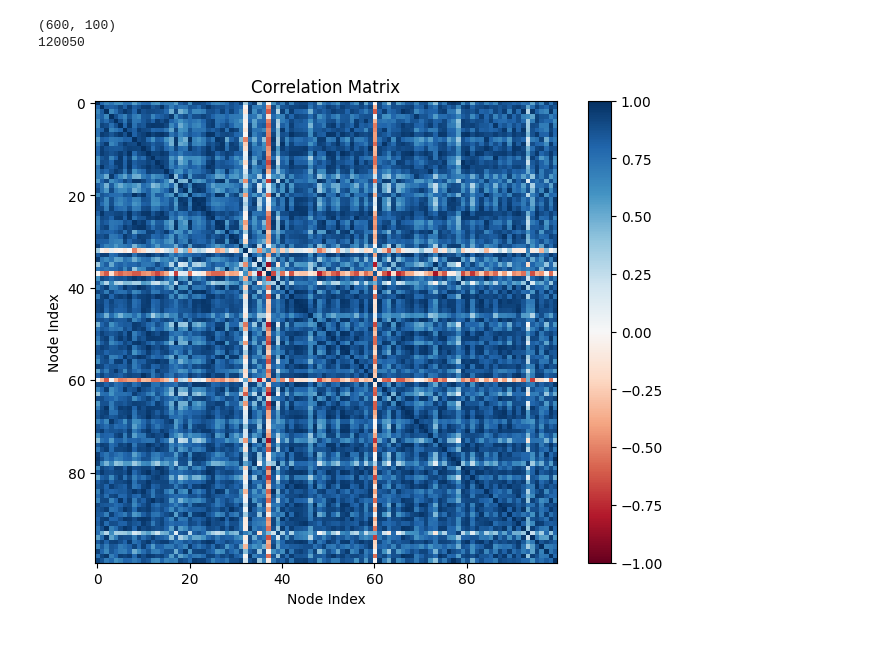
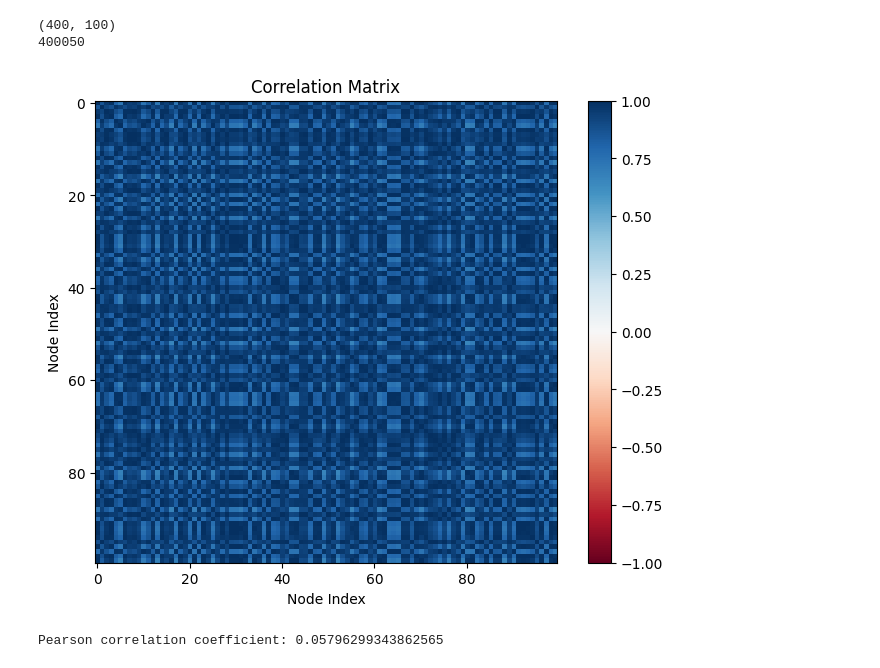
Before and after one commit to emias12/FinalYearProject, a Jupyter notebook: Jansen&Rit.ipynb, the cells around one changed output. Cells and saved outputs as stored; diff of their text form; code cells hidden in the pictures.

```diff
--- a/Jansen&Rit.ipynb
+++ b/Jansen&Rit.ipynb
@@ -42,8 +42,12 @@ SC = np.genfromtxt('SC_in_Schaefer-100.csv', delimiter=',')
 # %%
 # Sigmoid Function - transforms the postynaptic potential (PSP) into an average pulse density
 # v is the average psp, r is the slope of the sigmoid function
-def sigmoid(v, r):
-    return max_firing_rate / (1 + np.exp(r * (mean_firing_threshold - v))) # output is num_nodes x 1
+# def sigmoid(v, r):
+#     return max_firing_rate / (1 + np.exp(r * (mean_firing_threshold - v))) # output is num_nodes x 1
+
+def sigmoid(v,r):
+    return 5 / (1 + np.exp(r * (6 - v)))
+
 
 # PSPs ###################################################################
 # t is average pulse density/spike rate
@@ -156,7 +179,7 @@ V_0 = 0.03 # fraction of deoxygenated blood in resting state
 # Calculate firing rates, V_T is EEG like response, r_0 is the sigmoid slope
 firing_rates = sigmoid(V_T, r_0) # sim_length x num_nodes
 
-scaling = 1000000
+scaling = 100000
 
 # ODEs for Balloon Windkessel Model
 def balloon_windkessel_ode(state, t):
@@ -184,33 +207,45 @@ BOLD_vars = np.zeros((int(euler_length + sim_length/ dt), 4, num_nodes))
 BOLD_vars[0] = initial_conditions
 
 # Run simulation using Euler method
 for i in range(1, sim_length):
     # NOTE - useing sim_length instead of int(euler_length + sim_length/ dt) because of size of firing rates
     BOLD_vars[i] = BOLD_vars[i - 1] + dt * np.array(balloon_windkessel_ode(BOLD_vars[i - 1], i))
 
 # Initialize BOLD array
 BOLD_array = np.zeros((sim_length, num_nodes))
 
 # Generate BOLD array
 for t in range(sim_length):
     q = BOLD_vars[t, 3, :]
     v = BOLD_vars[t, 2, :]
     BOLD_array[t, :] = V_0 * (k1 * (1 - q) + k2 * (1 - (q/v)) + k3 * (1 - v))
 
 # Now have a 600x100 BOLD array stored in BOLD_array
 # Calculate the SC from the BOLD signal
 
 
 SC_matrix = np.corrcoef(BOLD_array.T)
 
 plt.figure(figsize=(8, 6))
 plt.imshow(SC_matrix, cmap='RdBu', vmin=-1, vmax=1)
 plt.colorbar()
 plt.title('Correlation Matrix')
 plt.xlabel('Node Index')
 plt.ylabel('Node Index')
 plt.show()
 # %% [output]
-(600, 100)
-120050
+(400, 100)
+400050
-[figure, old version]
+[figure, new version]
+# %%
+# Calculate goodness of fit for BOLD data ####################################################
+
+# Load the empricical (averaged) FC matrix
+observed_fc_matrix = np.load("fc_matrices/averaged_fc_matrix.npy")
+
+# Flatten both and use pearson correlation to calculate goodness of fit
+pearson_corr = np.corrcoef(np.ravel(SC_matrix), np.ravel(observed_fc_matrix))[0, 1]
+
+print("Pearson correlation coefficient:", pearson_corr)
+# %% [output]
+Pearson correlation coefficient: 0.05796299343862565
```
Also changed, not shown: parts of 2 cells of this notebook.
